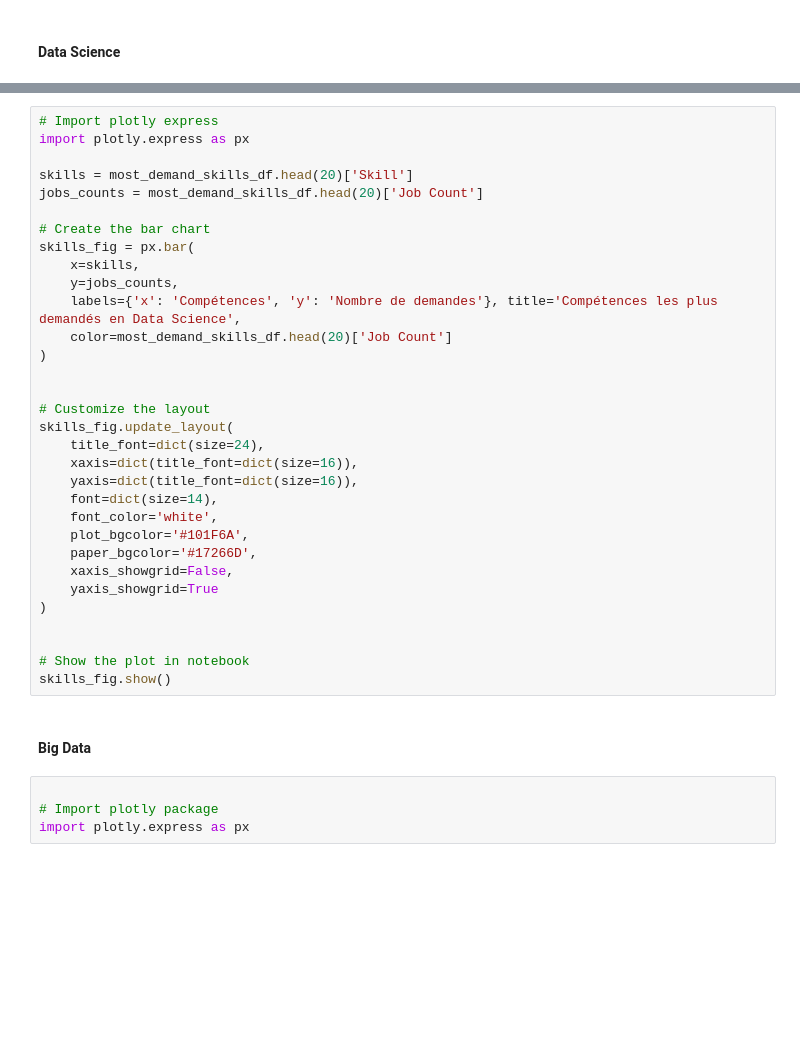
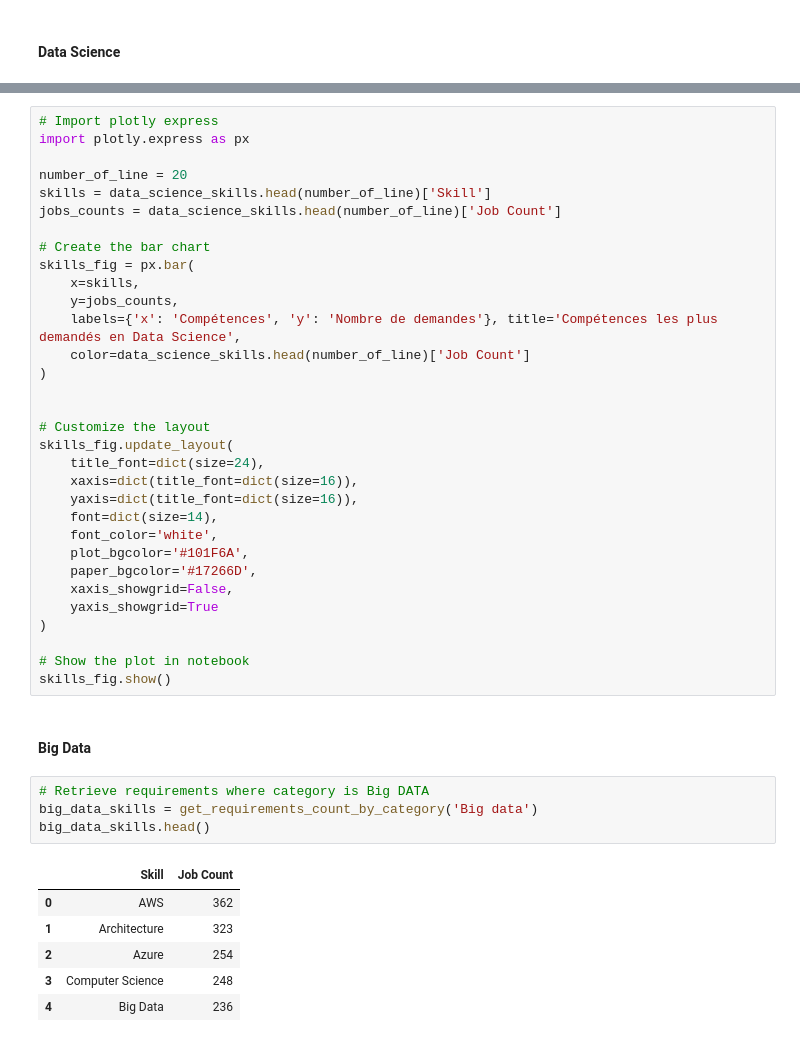
Before and after one commit to Sefdine/Job_opportunities, a Jupyter notebook: dev.ipynb, the cells around one changed output, grey strips where cells are left out. Saved outputs shown, nothing was run; the diff lists cells and outputs as text; blank space fills up the shorter version.

```diff
--- a/dev.ipynb
+++ b/dev.ipynb
@@ -742,15 +753,16 @@ most_demand_skills_df.head(20)
 # Import plotly express
 import plotly.express as px
 
-skills = most_demand_skills_df.head(20)['Skill']
-jobs_counts = most_demand_skills_df.head(20)['Job Count']
+number_of_line = 20
+skills = data_science_skills.head(number_of_line)['Skill']
+jobs_counts = data_science_skills.head(number_of_line)['Job Count']
 
 # Create the bar chart
 skills_fig = px.bar(
     x=skills,
     y=jobs_counts,
     labels={'x': 'Compétences', 'y': 'Nombre de demandes'}, title='Compétences les plus demandés en Data Science',
-    color=most_demand_skills_df.head(20)['Job Count']
+    color=data_science_skills.head(number_of_line)['Job Count']
 )
 
 
@@ -767,12 +779,18 @@ skills_fig.update_layout(
     yaxis_showgrid=True
 )
 
-
 # Show the plot in notebook
 skills_fig.show()
 # %% [markdown]
 #### Big Data
-# %%
-
-# Import plotly package
-import plotly.express as px
+# %%
+# Retrieve requirements where category is Big DATA
+big_data_skills = get_requirements_count_by_category('Big data')
+big_data_skills.head()
+# %% [output]
+|  | Skill | Job Count |
+| 0 | AWS | 362 |
+| 1 | Architecture | 323 |
+| 2 | Azure | 254 |
+| 3 | Computer Science | 248 |
+| 4 | Big Data | 236 |
```
Also changed, not shown: parts of 18 cells of this notebook.
